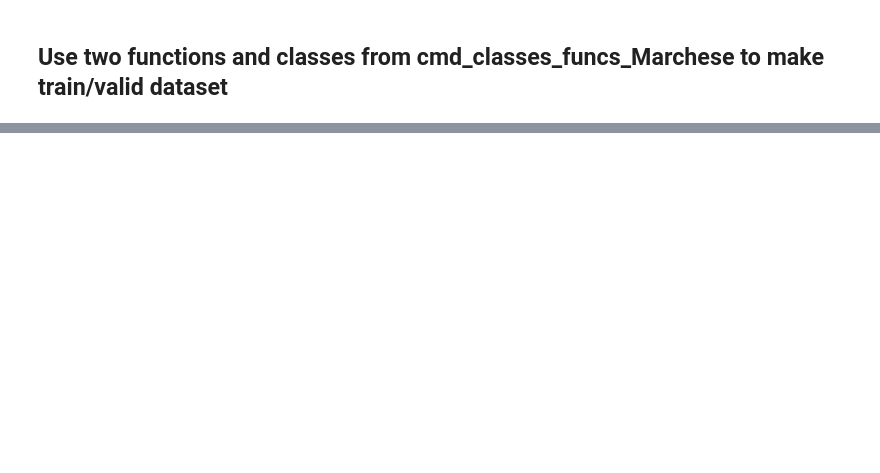
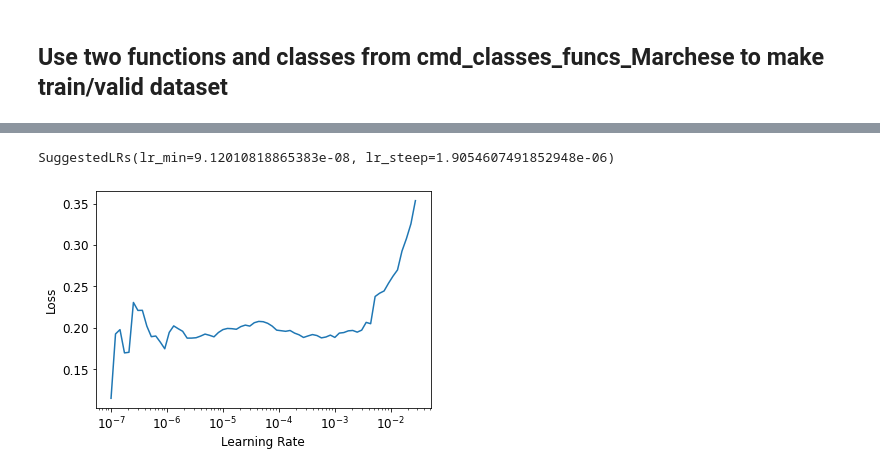
Before and after one commit to anthonyjclark/raycasting-simulation, a Jupyter notebook: Notebooks/CmdFastAI_Marchese.ipynb, the cells around one changed output, grey strips where cells are left out. Saved outputs shown, nothing was run; the diff lists cells and outputs as text; code cells hidden in the pictures; blank space fills up the shorter version.

```diff
--- a/Notebooks/CmdFastAI_Marchese.ipynb
+++ b/Notebooks/CmdFastAI_Marchese.ipynb
@@ -74,3 +89,5 @@ learn.fit_one_cycle(7, 0.0004)
 # %%
 # unfreeze to train the whole model
 learn.unfreeze()
+learn.lr_find()
+# %% [output]
@@ -77 +95,3 @@ learn.unfreeze()
+SuggestedLRs(lr_min=9.12010818865383e-08, lr_steep=1.9054607491852948e-06)
+[figure, added]
 # %%
```
Also changed, not shown: parts of 11 cells of this notebook, 4 other files.
